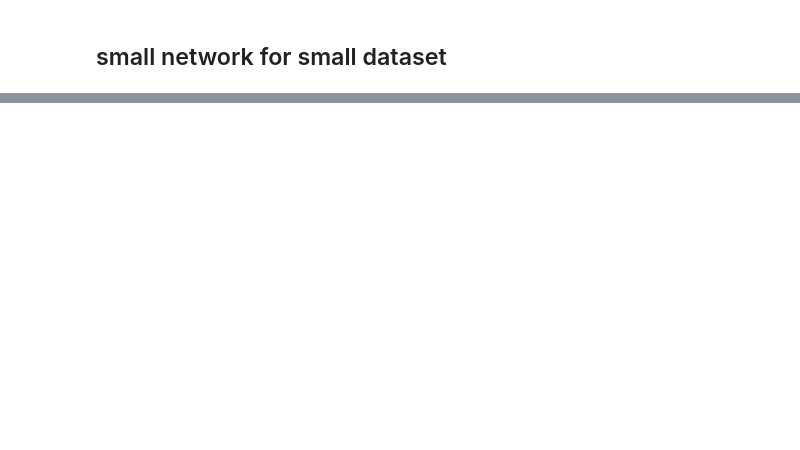
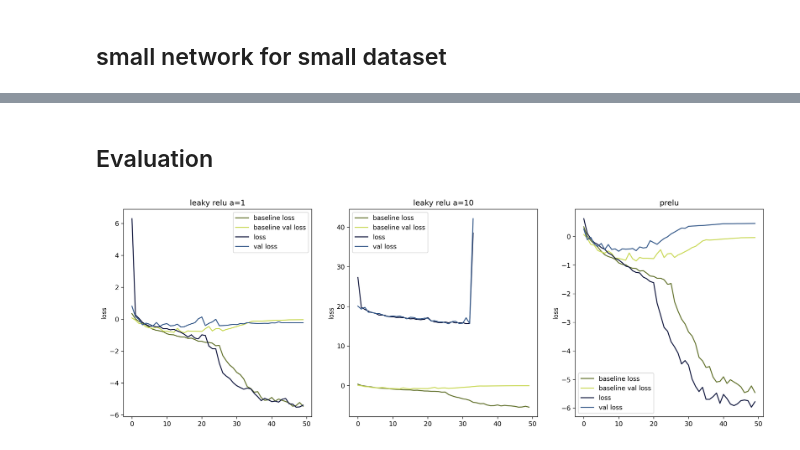
Before and after one commit to ashen007/DeepLearning-goes-deep, a Jupyter notebook: notebooks/activation/emperical evaluation of rectified activation.ipynb, the cells around one changed output, grey strips where cells are left out. Saved outputs shown, nothing was run; the diff lists cells and outputs as text; code cells hidden in the pictures; blank space fills up the shorter version.

```diff
--- a/notebooks/activation/emperical evaluation of rectified activation.ipynb
+++ b/notebooks/activation/emperical evaluation of rectified activation.ipynb
@@ -216,0 +449,47 @@ model_lr_2.fit(train_batch,
+# %% [markdown]
+## Evaluation
+# %%
+ds_1_history_r = pd.read_pickle('emperical test/DS_1/he_init/history_r.pkl')
+ds_1_history_lr1 = pd.read_pickle('emperical test/DS_1/he_init/history_lr1.pkl')
+ds_1_history_lr2 = pd.read_pickle('emperical test/DS_1/he_init/history_lr2.pkl')
+ds_1_history_pr = pd.read_pickle('emperical test/DS_1/he_init/history_pr.pkl')
+ds_1_history_dw_r = pd.read_pickle('emperical test/DS_1/he_init/history_dw_r.pkl')
+ds_1_history_dw_lr1 = pd.read_pickle('emperical test/DS_1/he_init/history_dw_r.pkl')
+ds_1_history_dw_lr2 = pd.read_pickle('emperical test/DS_1/he_init/history_dw_r.pkl')
+ds_1_history_dw_pr = pd.read_pickle('emperical test/DS_1/he_init/history_dw_r.pkl')
+
+ds_2_history_r = pd.read_pickle('emperical test/DS_2/history_r.pkl')
+ds_2_history_lr1 = pd.read_pickle('emperical test/DS_2/history_lr1.pkl')
+ds_2_history_lr2 = pd.read_pickle('emperical test/DS_2/history_lr2.pkl')
+ds_2_history_pr = pd.read_pickle('emperical test/DS_2/history_pr.pkl')
+ds_2_history_dw_r = pd.read_pickle('emperical test/DS_2/history_dw_r.pkl')
+ds_2_history_dw_lr1 = pd.read_pickle('emperical test/DS_2/history_dw_r.pkl')
+ds_2_history_dw_lr2 = pd.read_pickle('emperical test/DS_2/history_dw_r.pkl')
+ds_2_history_dw_pr = pd.read_pickle('emperical test/DS_2/history_dw_r.pkl')
+
+ds_3_history_r = pd.read_pickle('emperical test/DS_3/history_r.pkl')
+ds_3_history_lr1 = pd.read_pickle('emperical test/DS_3/history_lr1.pkl')
+ds_3_history_lr2 = pd.read_pickle('emperical test/DS_3/history_lr2.pkl')
+ds_3_history_pr = pd.read_pickle('emperical test/DS_3/history_pr.pkl')
+ds_3_history_dw_r = pd.read_pickle('emperical test/DS_3/history_dw_r.pkl')
+ds_3_history_dw_lr1 = pd.read_pickle('emperical test/DS_3/history_dw_r.pkl')
+ds_3_history_dw_lr2 = pd.read_pickle('emperical test/DS_3/history_dw_r.pkl')
+ds_3_history_dw_pr = pd.read_pickle('emperical test/DS_3/history_dw_r.pkl')
+# %%
+figure, axes = plt.subplots(nrows=1, ncols=3, figsize=[18, 6], dpi=300)
+act = ['leaky relu a=1', 'leaky relu a=10', 'prelu']
+ds1 = [ds_1_history_lr1, ds_1_history_lr2, ds_1_history_pr]
+ds2 = [ds_2_history_lr1, ds_2_history_lr2, ds_2_history_pr]
+ds3 = [ds_3_history_lr1, ds_3_history_lr2, ds_3_history_pr]
+
+for i in range(3):
+    sns.lineplot(x=range(len(ds_1_history_r)), y=np.log(ds_1_history_r.loss), ax=axes[i], color='#64732F', label='baseline loss')
+    sns.lineplot(x=range(len(ds_1_history_r)), y=np.log(ds_1_history_r.val_loss), ax=axes[i], color='#CAD959', label='baseline val loss')
+    sns.lineplot(x=range(len(ds1[i])), y=np.log(ds1[i].loss), ax=axes[i], color='#131A40', label='loss')
+    sns.lineplot(x=range(len(ds1[i])), y=np.log(ds1[i].val_loss), ax=axes[i], color='#3A5D8C', label='val loss')
+    axes[i].set_title(act[i])
+
+plt.savefig('../../images/activation/emperical evaluation/ds_1_activation_eval.jpg')
+plt.show()
+# %% [output]
+[figure, added]
```
Also changed, not shown: parts of 36 cells of this notebook, 33 other files.
